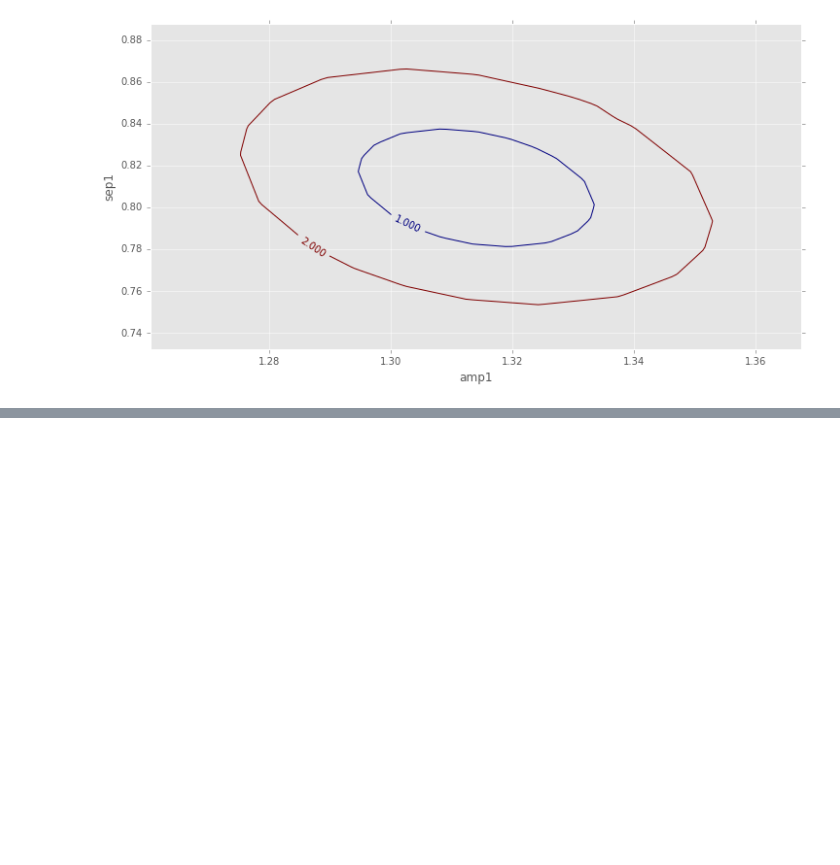
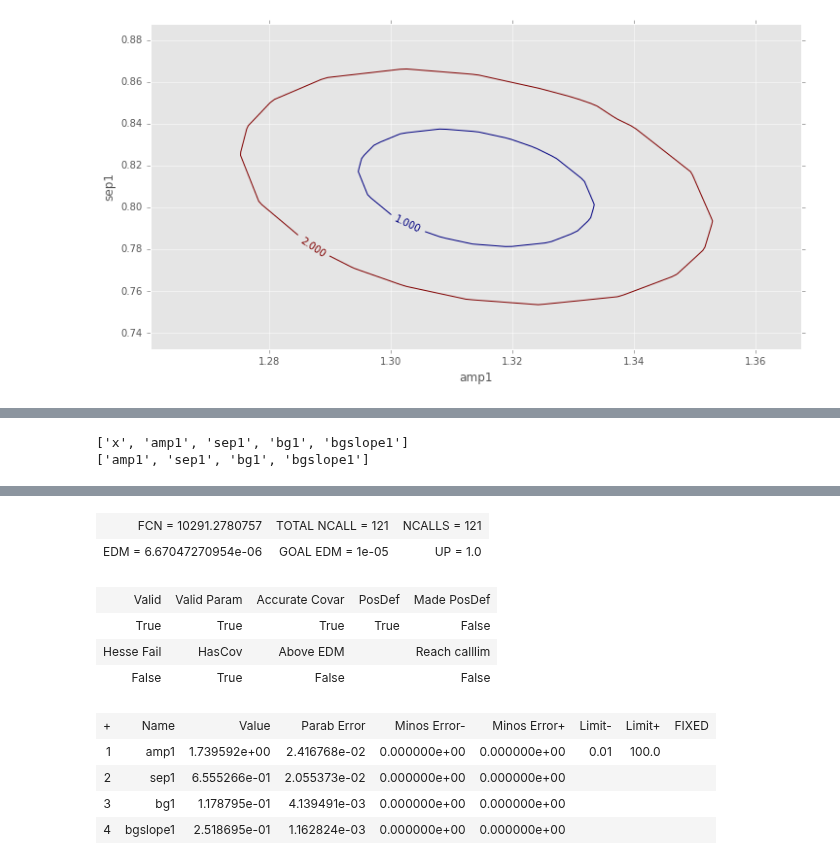
Before and after one commit to djreiss/lsst-dipole, a Jupyter notebook: notebooks/test_notebooks/test iminuit.ipynb, the cells around one changed output, grey strips where cells are left out. Cells and saved outputs as stored; diff of their text form; code cells hidden in the pictures; blank space fills up the shorter version.

```diff
--- a/notebooks/test_notebooks/test iminuit.ipynb
+++ b/notebooks/test_notebooks/test iminuit.ipynb
@@ -461,0 +513,34 @@ x, y, gridvalue, contour = minuit.draw_mncontour('amp1', 'sep1');
+# %%
+def gen_posImage(x, amp1=1., sep1=1., bg1=0.5, bgslope1=0.02):
+    ypos = bg1 + bgslope1*x + amp1 * norm.pdf(x,  sep1/2., 1)
+    return ypos
+
+def gen_negImage(x, amp1=1., sep1=1., bg1=0.5, bgslope1=0.02):
+    yneg = bg1 + bgslope1*x + amp1 * norm.pdf(x, -sep1/2., 1)
+    return yneg
+
+def gen_dipole3(x, amp1=1., sep1=1., bg1=0.5, bgslope1=0.02):
+    ypos = gen_posImage(x, amp1, sep1, bg1, bgslope1)
+    yneg = gen_negImage(x, amp1, sep1, bg1, bgslope1)
+    yout = ypos - yneg
+    return yout
+
+print iminuit.describe(gen_dipole3)
+xdata2 = xdata.copy()
+ydata2 = ydata.copy()
+err = np.ones_like(xdata2) * 0.03
+
+poschi2 = probfit.Chi2Regression(gen_posImage, xdata2, ydata2[40:80], err)
+negchi2 = probfit.Chi2Regression(gen_negImage, xdata2, ydata2[80:120], err)
+difchi2 = probfit.Chi2Regression(gen_dipole3,  xdata2, ydata2[:40], err)
+
+simchi2 = probfit.SimultaneousFit(difchi2, poschi2, negchi2)
+print probfit.describe(simchi2)
+
+bg1start = np.median(ydata[40:])
+
+minuit = iminuit.Minuit(simchi2, amp1=1.5, sep1=1.5, bg1=bg1start, limit_amp1=(0.01,100.) )
+_ = minuit.migrad();
+# %% [output]
+['x', 'amp1', 'sep1', 'bg1', 'bgslope1']
+['amp1', 'sep1', 'bg1', 'bgslope1']
@@ -461,0 +548,11 @@ x, y, gridvalue, contour = minuit.draw_mncontour('amp1', 'sep1');
+| FCN = 10291.2780757 | TOTAL NCALL = 121 | NCALLS = 121 |
+| EDM = 6.67047270954e-06 | GOAL EDM = 1e-05 | UP = 1.0 |
+| Valid | Valid Param | Accurate Covar | PosDef | Made PosDef |
+| True | True | True | True | False |
+| Hesse Fail | HasCov | Above EDM |  | Reach calllim |
+| False | True | False |  | False |
+| + | Name | Value | Parab Error | Minos Error- | Minos Error+ | Limit- | Limit+ | FIXED |
+| 1 | amp1 | 1.739592e+00 | 2.416768e-02 | 0.000000e+00 | 0.000000e+00 | 0.01 | 100.0 |  |
+| 2 | sep1 | 6.555266e-01 | 2.055373e-02 | 0.000000e+00 | 0.000000e+00 |  |  |  |
+| 3 | bg1 | 1.178795e-01 | 4.139491e-03 | 0.000000e+00 | 0.000000e+00 |  |  |  |
+| 4 | bgslope1 | 2.518695e-01 | 1.162824e-03 | 0.000000e+00 | 0.000000e+00 |  |  |  |
```
Also changed, not shown: parts of 13 cells of this notebook.
